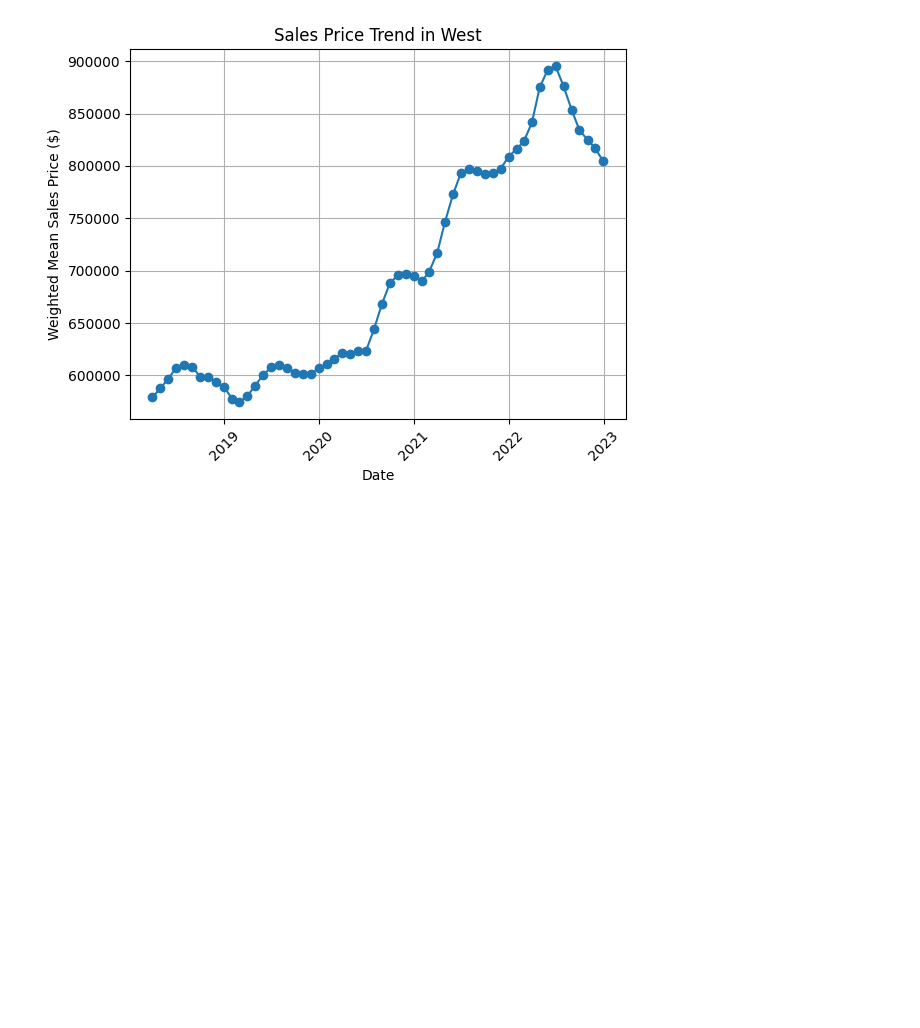
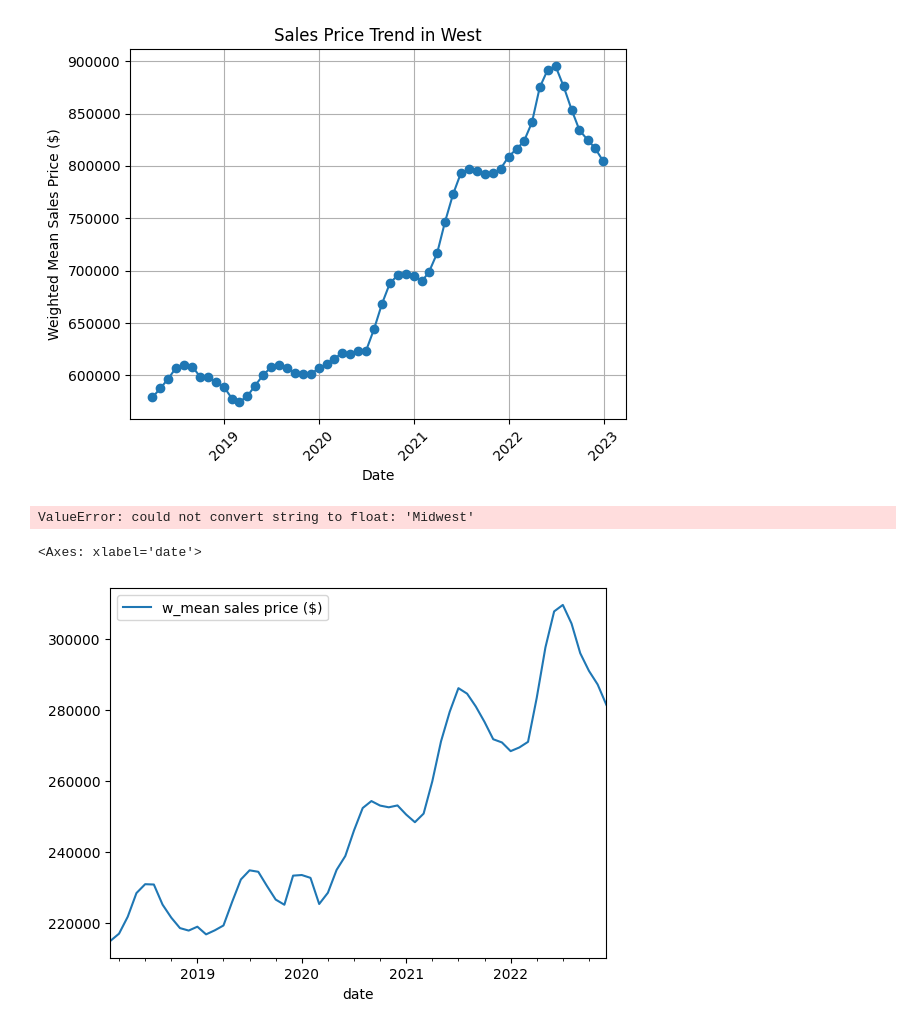
Before and after one commit to jacobsimeral/TS_Forecasting_Project, a Jupyter notebook: Code/Forecast/forecast_arima_hassaan.ipynb, the cells around one changed output. Saved outputs shown, nothing was run; the diff lists cells and outputs as text; code cells hidden in the pictures; blank space fills up the shorter version.

```diff
--- a/Code/Forecast/forecast_arima_hassaan.ipynb
+++ b/Code/Forecast/forecast_arima_hassaan.ipynb
@@ -156,0 +181,27 @@ for region, y in grouped:
+# %%
+import numpy as np
+import pandas as pd
+from statsmodels.regression.linear_model import OLS
+from statsmodels.stats.stattools import durbin_watson
+
+def dw(data):
+    # Ensure the data is a numpy array
+    data = np.asarray(data).astype(float)
+    ols_res = OLS(data, np.ones(len(data))).fit()  # Fitting a regression model
+    durbin_watson_value = durbin_watson(ols_res.resid)  # Running Durbin-Watson test on the residuals
+    durbin_watson_value = round(durbin_watson_value, 2)  # Rounding
+    return durbin_watson_value
+
+# Example usage:
+# Assuming 'grouped' is a grouped DataFrame
+for region, y in grouped:
+    print(region, dw(y))
+# %% [output]
+ValueError: could not convert string to float: 'Midwest'
+# %%
+midwest_df = grouped.get_group('Midwest')
+# %%
+midwest_df.plot()
+# %% [output]
+<Axes: xlabel='date'>
+[figure, added]
```
Also changed, not shown: parts of 11 cells of this notebook.
